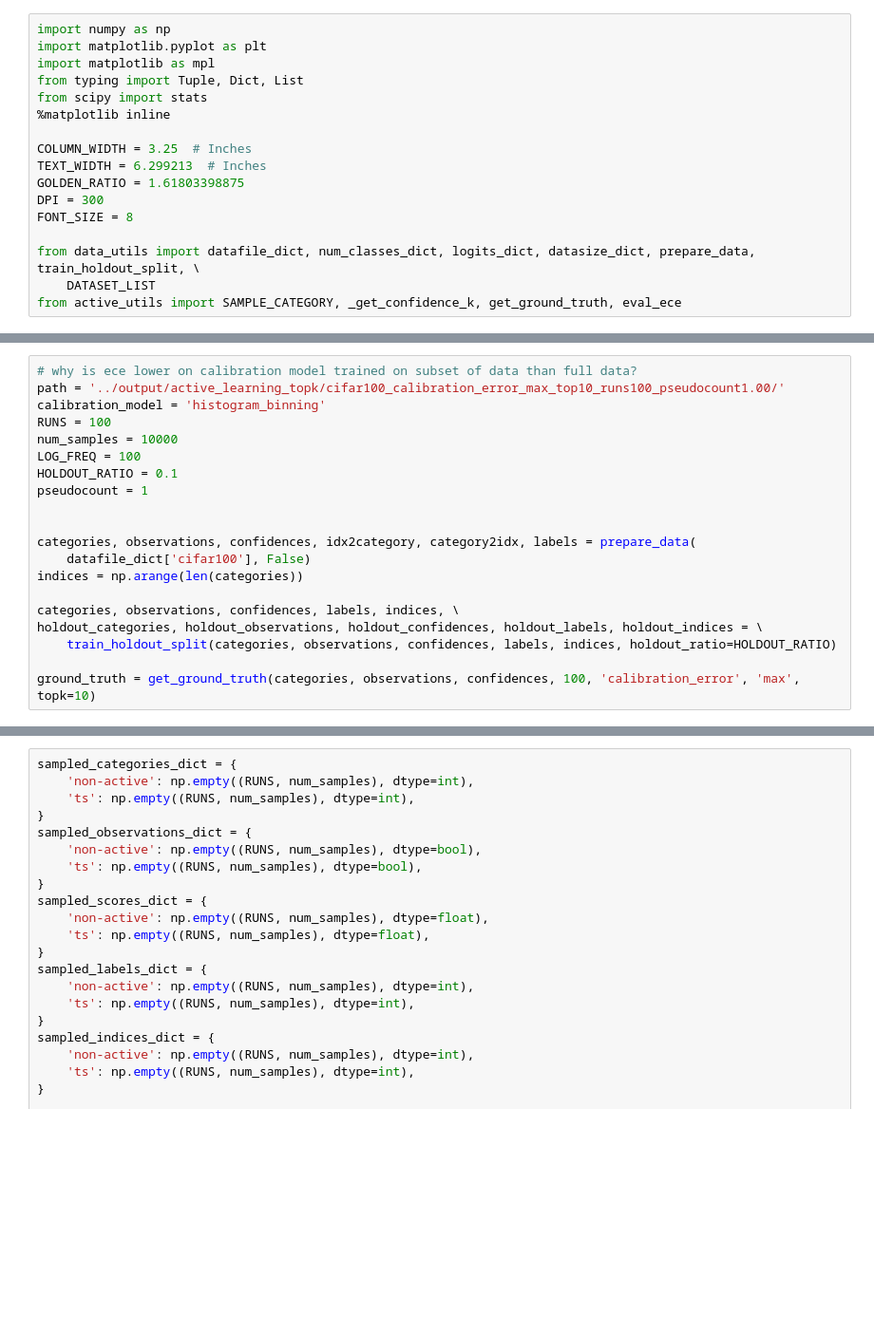
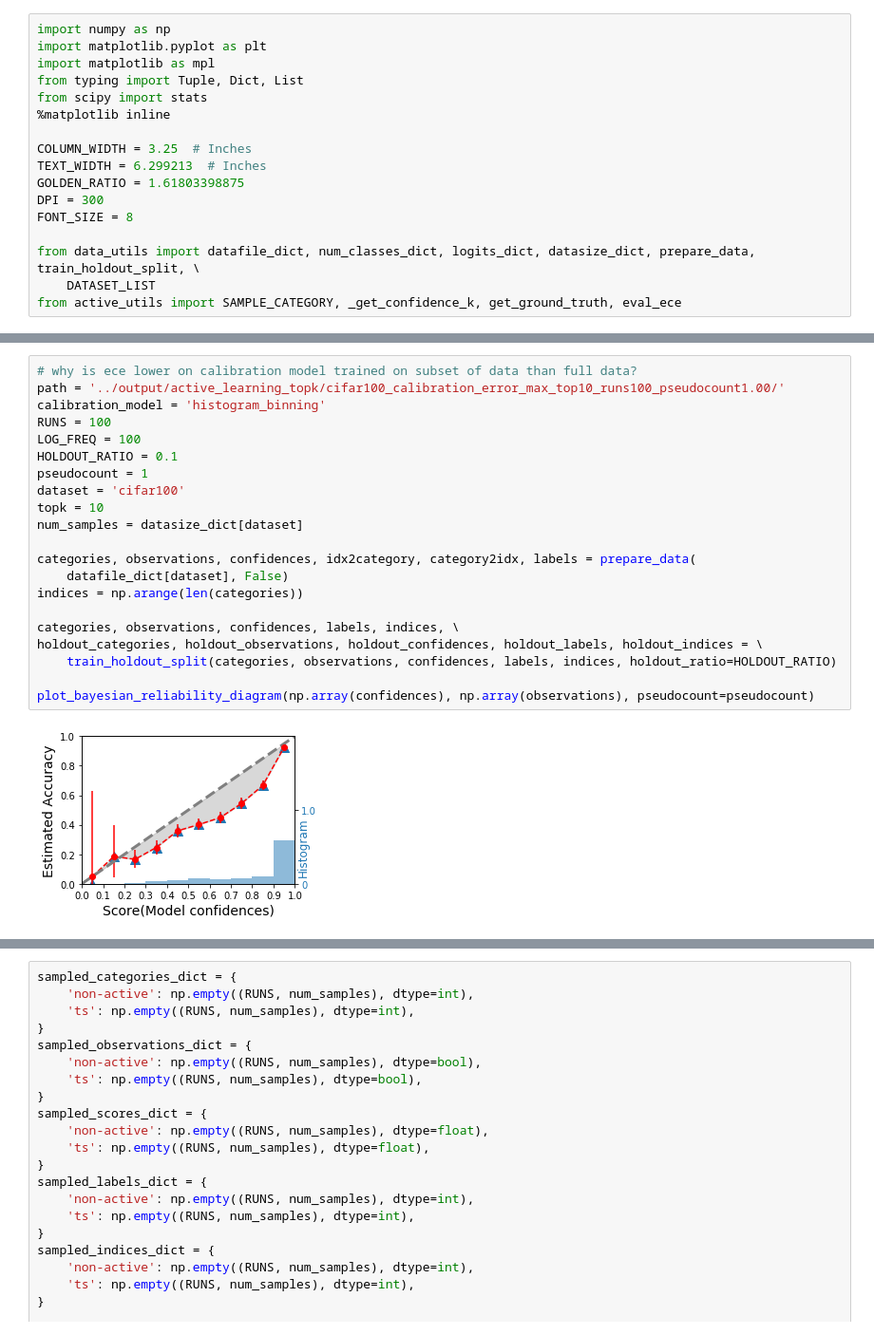
Before and after one commit to disiji/bayesian-blackbox, a Jupyter notebook: src/recalibration.ipynb, the cells around one changed output, grey strips where cells are left out. Shown at 95% size. Drawn from its saved outputs; the diff is of its cells as text; blank space fills up the shorter version.

Commit message:
compare reliability diagram learned with different methods

```diff
--- a/src/recalibration.ipynb
+++ b/src/recalibration.ipynb
@@ -18,20 +95,23 @@ from active_utils import SAMPLE_CATEGORY, _get_confidence_k, get_ground_truth, e
 # %%
 # why is ece lower on calibration model trained on subset of data than full data?
 path = '../output/active_learning_topk/cifar100_calibration_error_max_top10_runs100_pseudocount1.00/'
 calibration_model = 'histogram_binning'
 RUNS = 100
-num_samples = 10000
 LOG_FREQ = 100
 HOLDOUT_RATIO = 0.1
 pseudocount = 1
-
+dataset = 'cifar100'
+topk = 10
+num_samples = datasize_dict[dataset]
 
 categories, observations, confidences, idx2category, category2idx, labels = prepare_data(
-    datafile_dict['cifar100'], False)
+    datafile_dict[dataset], False)
 indices = np.arange(len(categories))
 
 categories, observations, confidences, labels, indices, \
 holdout_categories, holdout_observations, holdout_confidences, holdout_labels, holdout_indices = \
     train_holdout_split(categories, observations, confidences, labels, indices, holdout_ratio=HOLDOUT_RATIO)
 
-ground_truth = get_ground_truth(categories, observations, confidences, 100, 'calibration_error', 'max', topk=10)
+plot_bayesian_reliability_diagram(np.array(confidences), np.array(observations), pseudocount=pseudocount)
+# %% [output]
+[figure, added]
```
Also changed, not shown: parts of 7 cells of this notebook.
